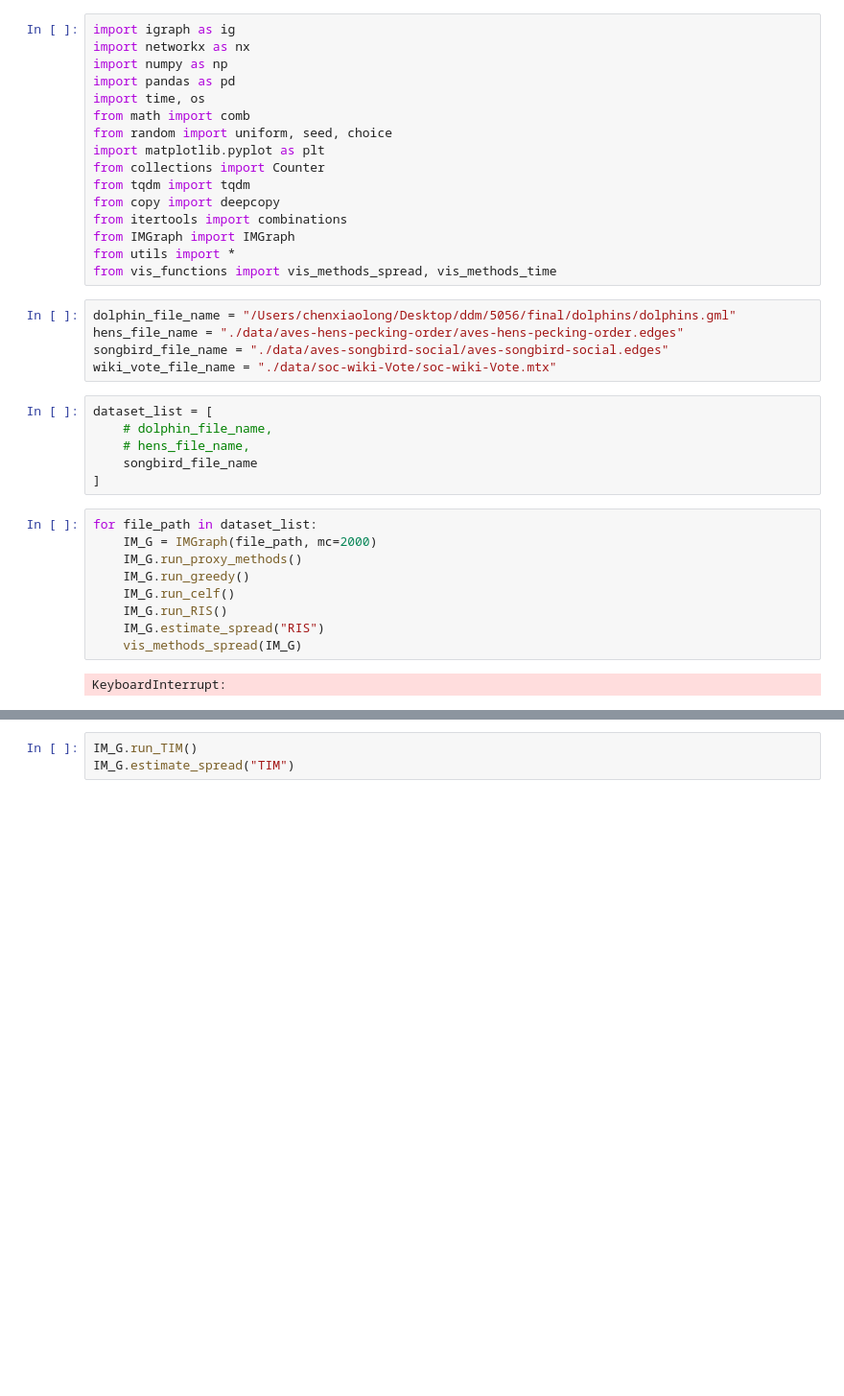
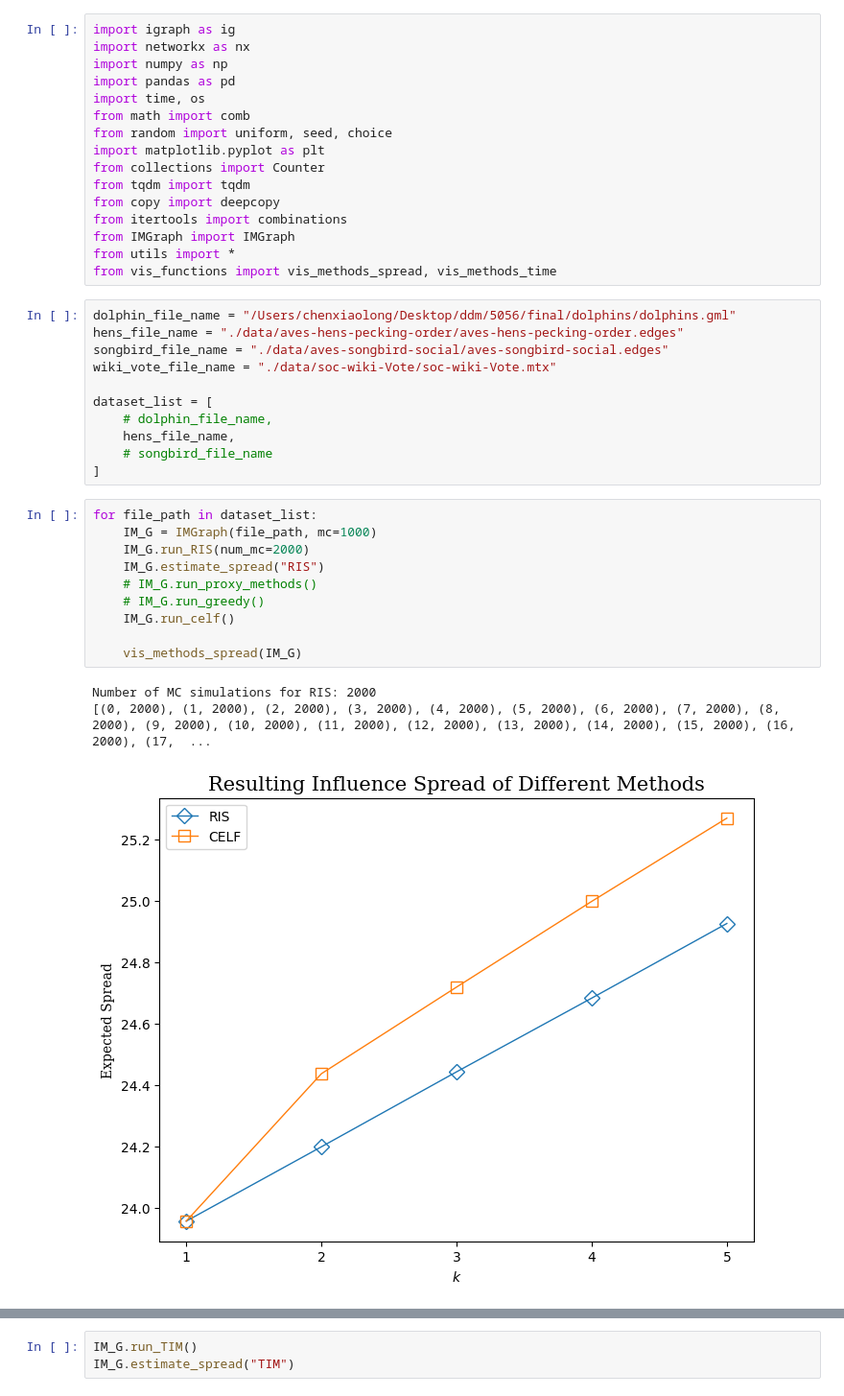
Before and after one commit to chenxlong3/iota5001_proj, a Jupyter notebook: code_iota5001.ipynb, the cells around one changed output, grey strips where cells are left out. Shown at 96% size. Cells and saved outputs as stored; diff of their text form; blank space fills up the shorter version.

```diff
--- a/code_iota5001.ipynb
+++ b/code_iota5001.ipynb
@@ -19,20 +19,23 @@ dolphin_file_name = "/Users/chenxiaolong/Desktop/ddm/5056/final/dolphins/dolphin
 hens_file_name = "./data/aves-hens-pecking-order/aves-hens-pecking-order.edges"
 songbird_file_name = "./data/aves-songbird-social/aves-songbird-social.edges"
 wiki_vote_file_name = "./data/soc-wiki-Vote/soc-wiki-Vote.mtx"
+
+dataset_list = [
+    # dolphin_file_name,
+    hens_file_name,
+    # songbird_file_name
+]
-# %%
-dataset_list = [
-    # dolphin_file_name,
-    # hens_file_name,
-    songbird_file_name
-]
 # %%
 for file_path in dataset_list:
-    IM_G = IMGraph(file_path, mc=2000)
-    IM_G.run_proxy_methods()
-    IM_G.run_greedy()
+    IM_G = IMGraph(file_path, mc=1000)
+    IM_G.run_RIS(num_mc=2000)
+    IM_G.estimate_spread("RIS")
+    # IM_G.run_proxy_methods()
+    # IM_G.run_greedy()
     IM_G.run_celf()
-    IM_G.run_RIS()
-    IM_G.estimate_spread("RIS")
+
     vis_methods_spread(IM_G)
 # %% [output]
-KeyboardInterrupt:
+Number of MC simulations for RIS: 2000
+[(0, 2000), (1, 2000), (2, 2000), (3, 2000), (4, 2000), (5, 2000), (6, 2000), (7, 2000), (8, 2000), (9, 2000), (10, 2000), (11, 2000), (12, 2000), (13, 2000), (14, 2000), (15, 2000), (16, 2000), (17,  ...
+[figure, added]
```
Also changed, not shown: parts of 6 cells of this notebook, 2 other files.
